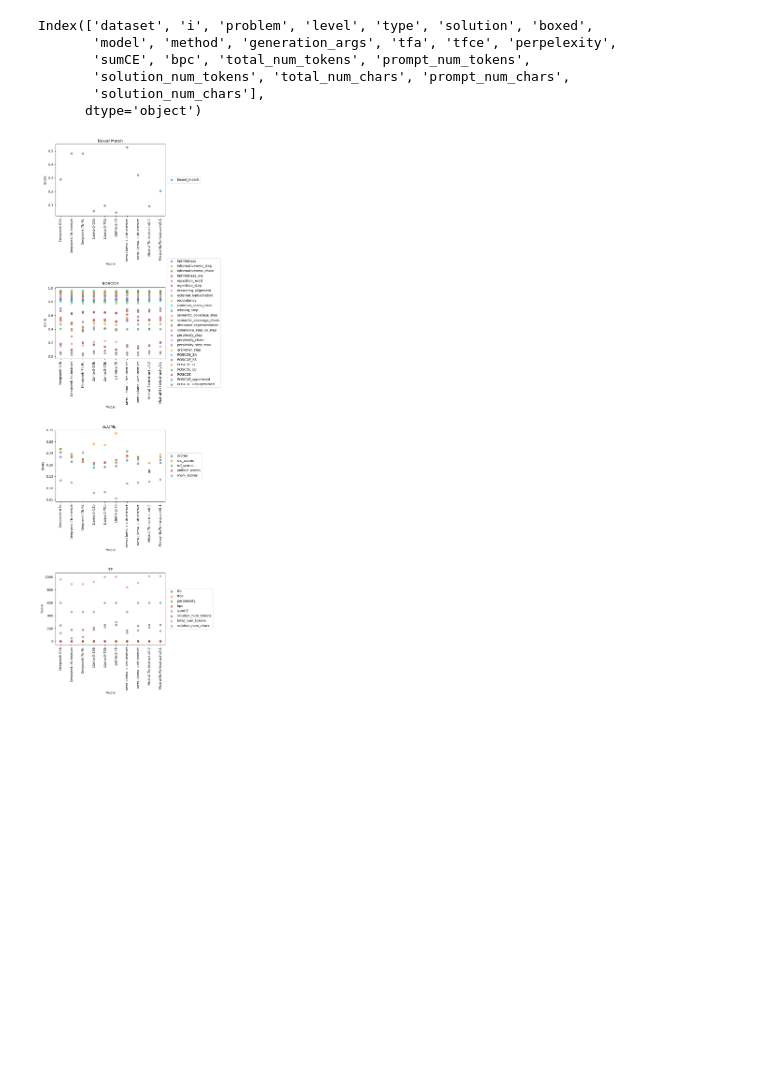
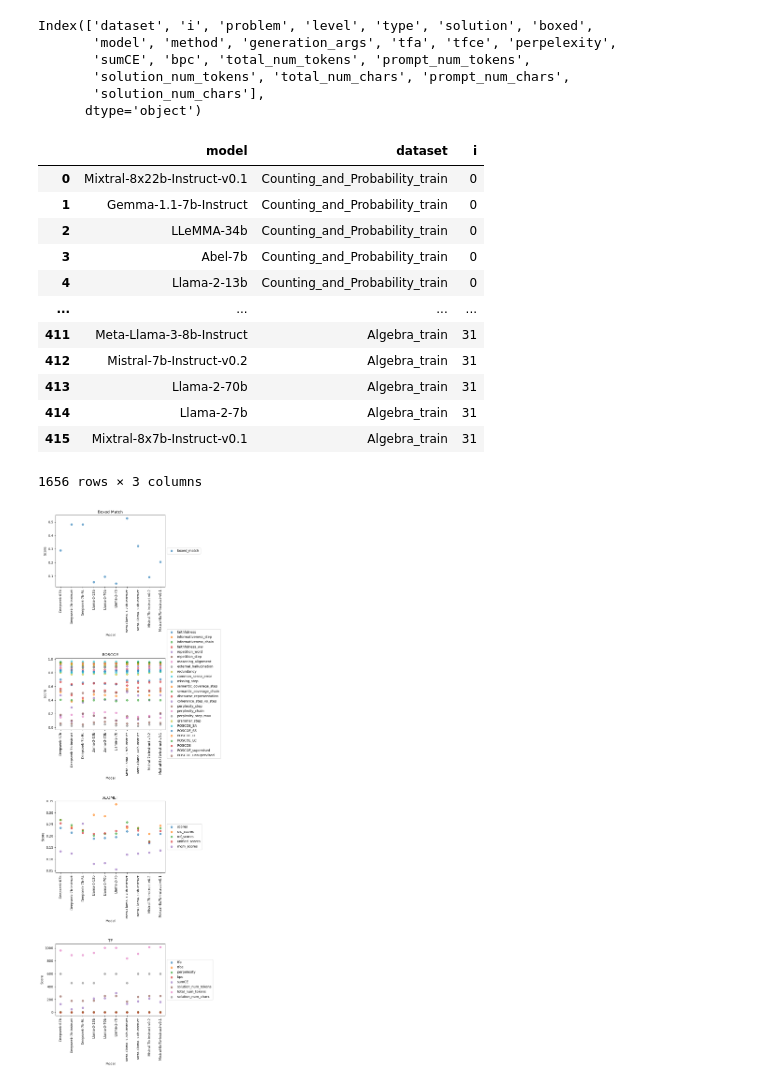
Before and after one commit to kaifronsdal/TheoremSense, a Jupyter notebook: theoremsense/explore_metrics.ipynb, the cells around one changed output. Cells and saved outputs as stored; diff of their text form; code cells hidden in the pictures; blank space fills up the shorter version.

```diff
--- a/theoremsense/explore_metrics.ipynb
+++ b/theoremsense/explore_metrics.ipynb
@@ -302,6 +305,22 @@ Index(['dataset', 'i', 'problem', 'level', 'type', 'solution', 'boxed',
        'solution_num_tokens', 'total_num_chars', 'prompt_num_chars',
        'solution_num_chars'],
       dtype='object')
+# %%
+tf[['model', 'dataset', 'i']]
+# %% [output]
+|  | model | dataset | i |
+| 0 | Mixtral-8x22b-Instruct-v0.1 | Counting_and_Probability_train | 0 |
+| 1 | Gemma-1.1-7b-Instruct | Counting_and_Probability_train | 0 |
+| 2 | LLeMMA-34b | Counting_and_Probability_train | 0 |
+| 3 | Abel-7b | Counting_and_Probability_train | 0 |
+| 4 | Llama-2-13b | Counting_and_Probability_train | 0 |
+| ... | ... | ... | ... |
+| 411 | Meta-Llama-3-8b-Instruct | Algebra_train | 31 |
+| 412 | Mistral-7b-Instruct-v0.2 | Algebra_train | 31 |
+| 413 | Llama-2-70b | Algebra_train | 31 |
+| 414 | Llama-2-7b | Algebra_train | 31 |
+| 415 | Mixtral-8x7b-Instruct-v0.1 | Algebra_train | 31 |
+1656 rows × 3 columns
 # %%
 # plot metrics
 import matplotlib.pyplot as plt
```
Also changed, not shown: parts of 16 cells of this notebook, 2 other files.
